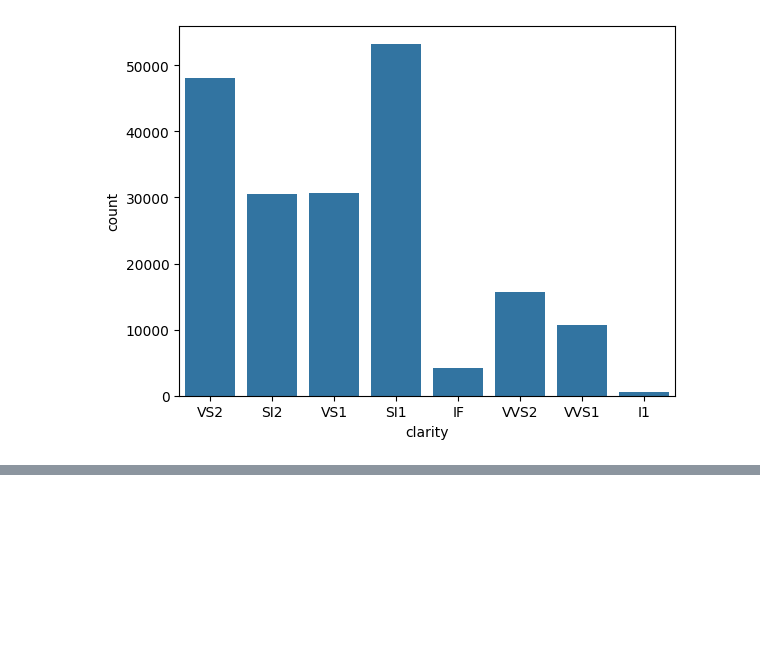
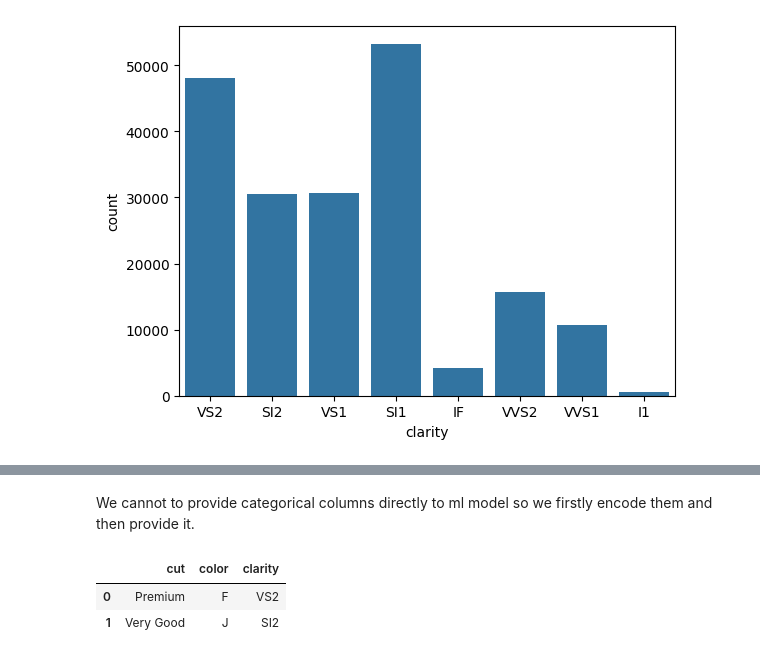
Before and after one commit to AYUSH191004/Mlproject, a Jupyter notebook: notebook/EDA.ipynb, the cells around one changed output, grey strips where cells are left out. Drawn from its saved outputs; the diff is of its cells as text; code cells hidden in the pictures; blank space fills up the shorter version.

```diff
--- a/notebook/EDA.ipynb
+++ b/notebook/EDA.ipynb
@@ -239,0 +251,8 @@ for i in df_obj:
+# %% [markdown]
+We cannot to provide categorical columns directly to ml model so we firstly encode them and then provide it.
+# %%
+df_cgry.head(2)
+# %% [output]
+|  | cut | color | clarity |
+| 0 | Premium | F | VS2 |
+| 1 | Very Good | J | SI2 |
```
Also changed, not shown: parts of 17 cells of this notebook, 1 other file.
